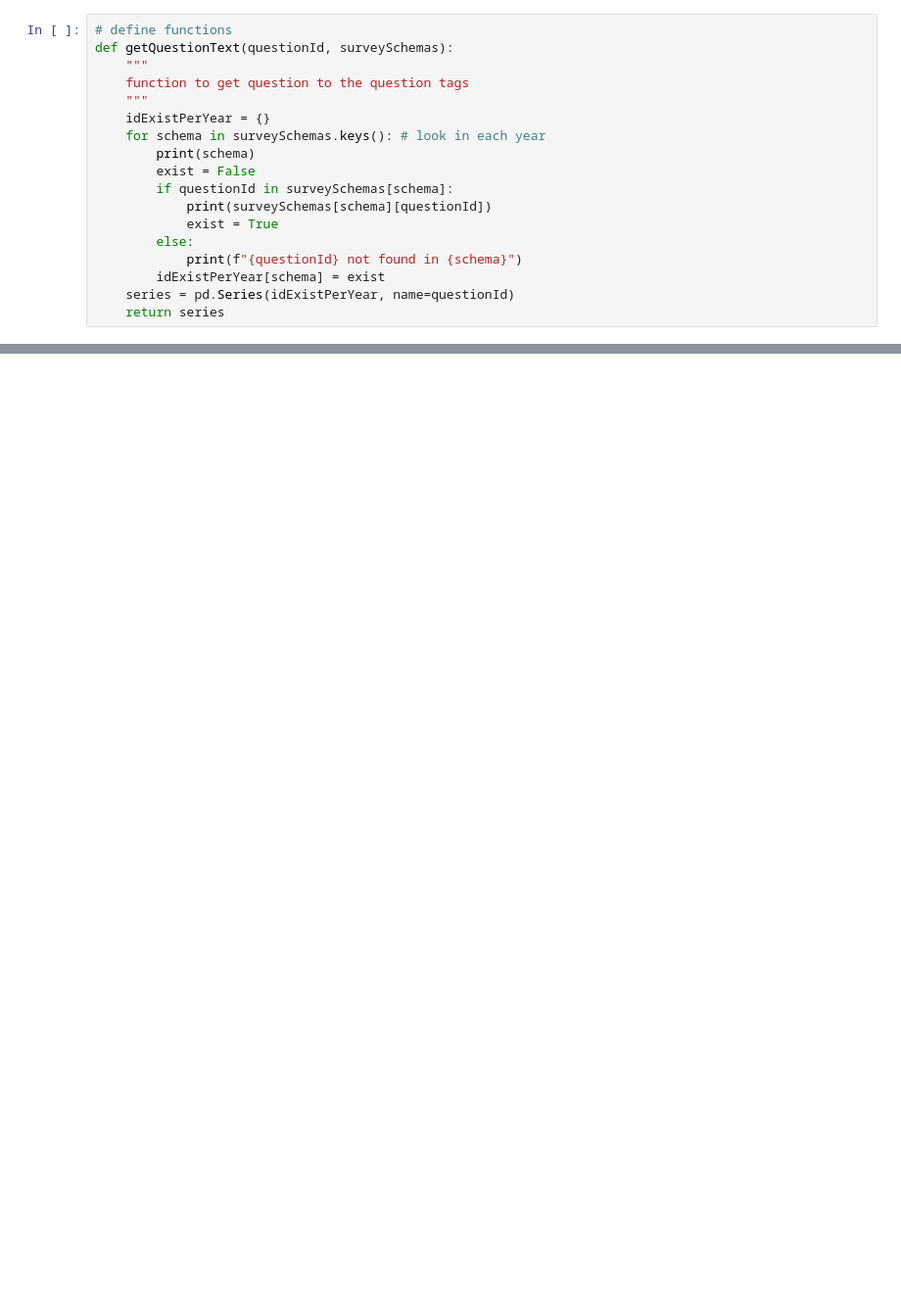
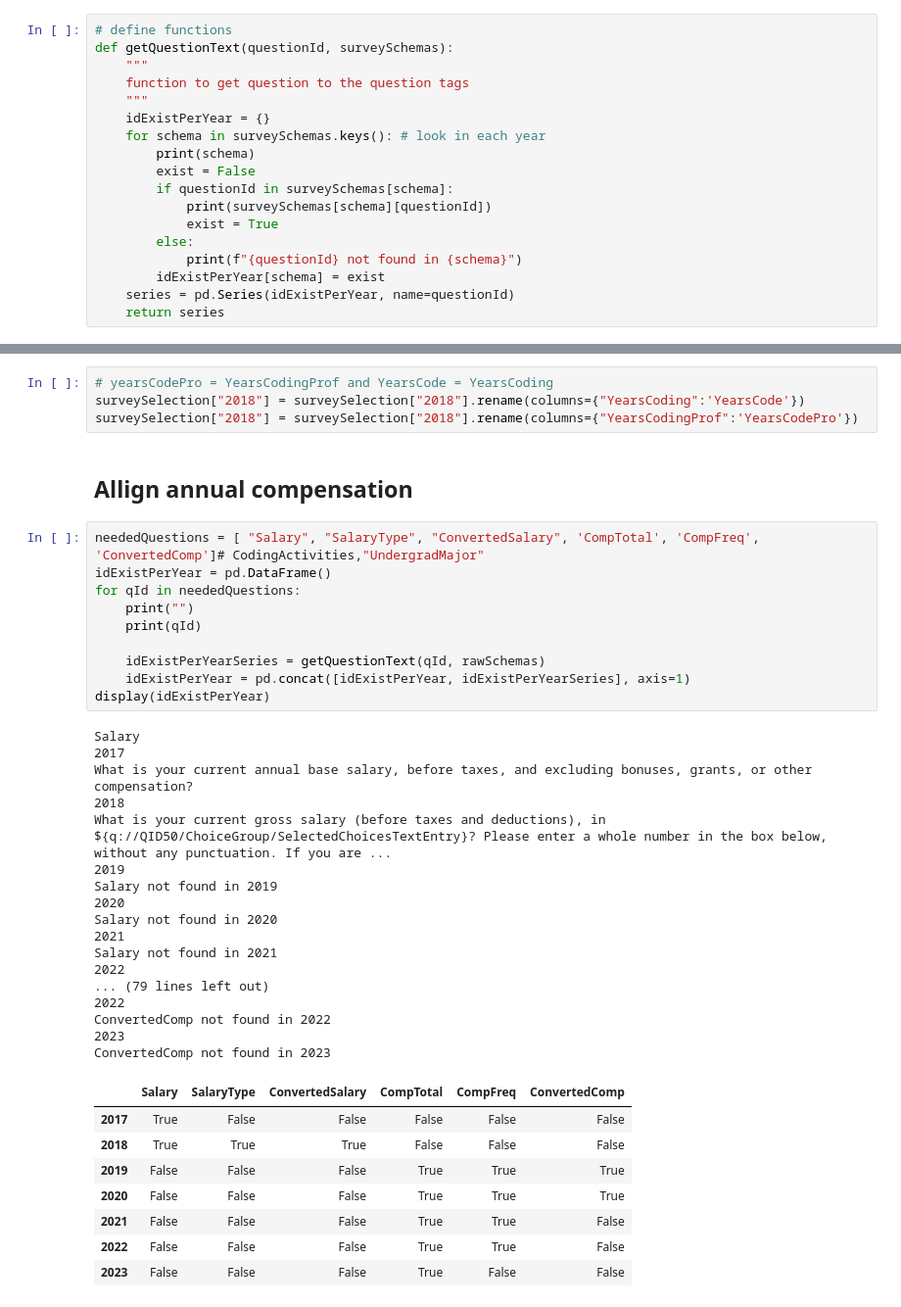
Before and after one commit to ninaschelter/Udacity-Projekt1, a Jupyter notebook: gender_analysis.ipynb, the cells around one changed output, grey strips where cells are left out. Shown: that part at 98% size. Drawn from its saved outputs; the diff is of its cells as text; blank space fills up the shorter version.

```diff
--- a/gender_analysis.ipynb
+++ b/gender_analysis.ipynb
@@ -279,0 +104,42 @@ fig.show()
+# %%
+# yearsCodePro = YearsCodingProf and YearsCode = YearsCoding
+surveySelection["2018"] = surveySelection["2018"].rename(columns={"YearsCoding":'YearsCode'})
+surveySelection["2018"] = surveySelection["2018"].rename(columns={"YearsCodingProf":'YearsCodePro'})
+# %% [markdown]
+## Allign annual compensation
+# %%
+neededQuestions = [ "Salary", "SalaryType", "ConvertedSalary", 'CompTotal', 'CompFreq', 'ConvertedComp']# CodingActivities,"UndergradMajor"
+idExistPerYear = pd.DataFrame()
+for qId in neededQuestions:
+    print("")
+    print(qId)
+
+    idExistPerYearSeries = getQuestionText(qId, rawSchemas)
+    idExistPerYear = pd.concat([idExistPerYear, idExistPerYearSeries], axis=1)
+display(idExistPerYear)
+# %% [output]
+Salary
+2017
+What is your current annual base salary, before taxes, and excluding bonuses, grants, or other compensation?
+2018
+What is your current gross salary (before taxes and deductions), in ${q://QID50/ChoiceGroup/SelectedChoicesTextEntry}? Please enter a whole number in the box below, without any punctuation. If you are ...
+2019
+Salary not found in 2019
+2020
+Salary not found in 2020
+2021
+Salary not found in 2021
+2022
+... (79 lines left out)
+2022
+ConvertedComp not found in 2022
+2023
+ConvertedComp not found in 2023
+|  | Salary | SalaryType | ConvertedSalary | CompTotal | CompFreq | ConvertedComp |
+| 2017 | True | False | False | False | False | False |
+| 2018 | True | True | True | False | False | False |
+| 2019 | False | False | False | True | True | True |
+| 2020 | False | False | False | True | True | True |
+| 2021 | False | False | False | True | True | False |
+| 2022 | False | False | False | True | True | False |
+| 2023 | False | False | False | True | False | False |
```
Also changed, not shown: parts of 43 cells of this notebook, 2 other files.
